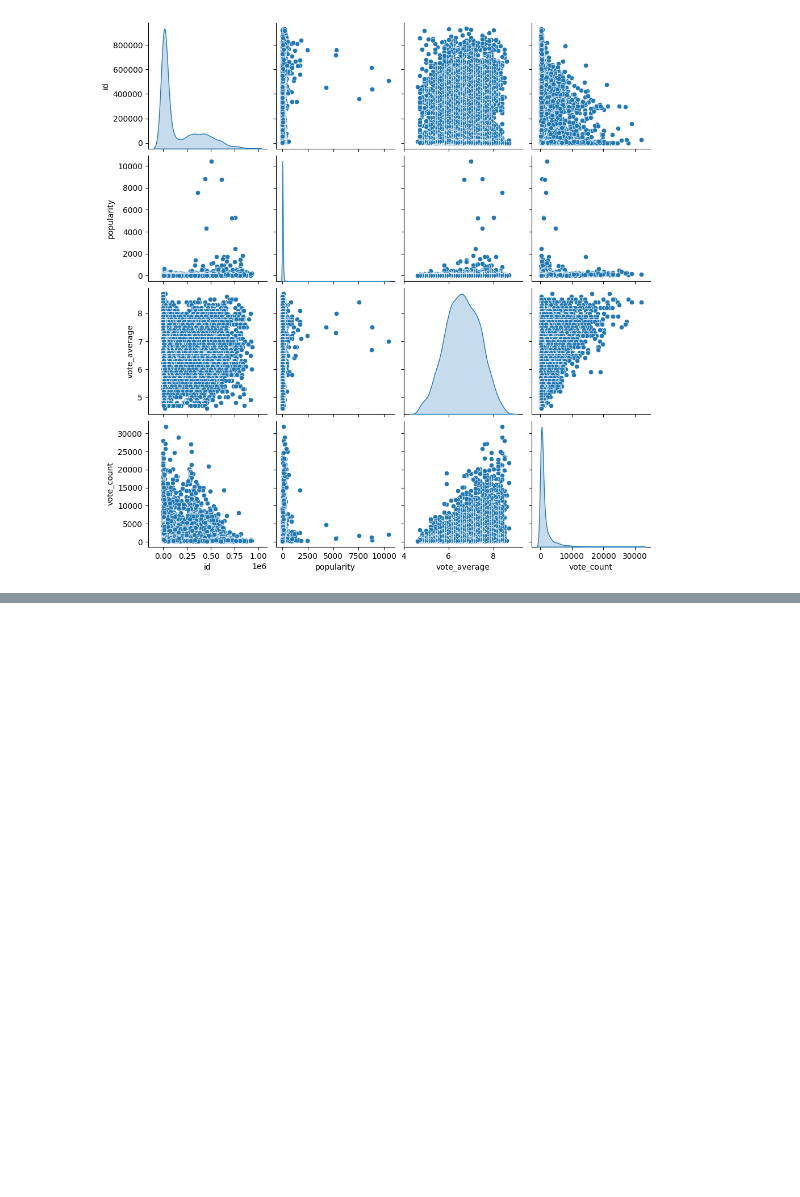
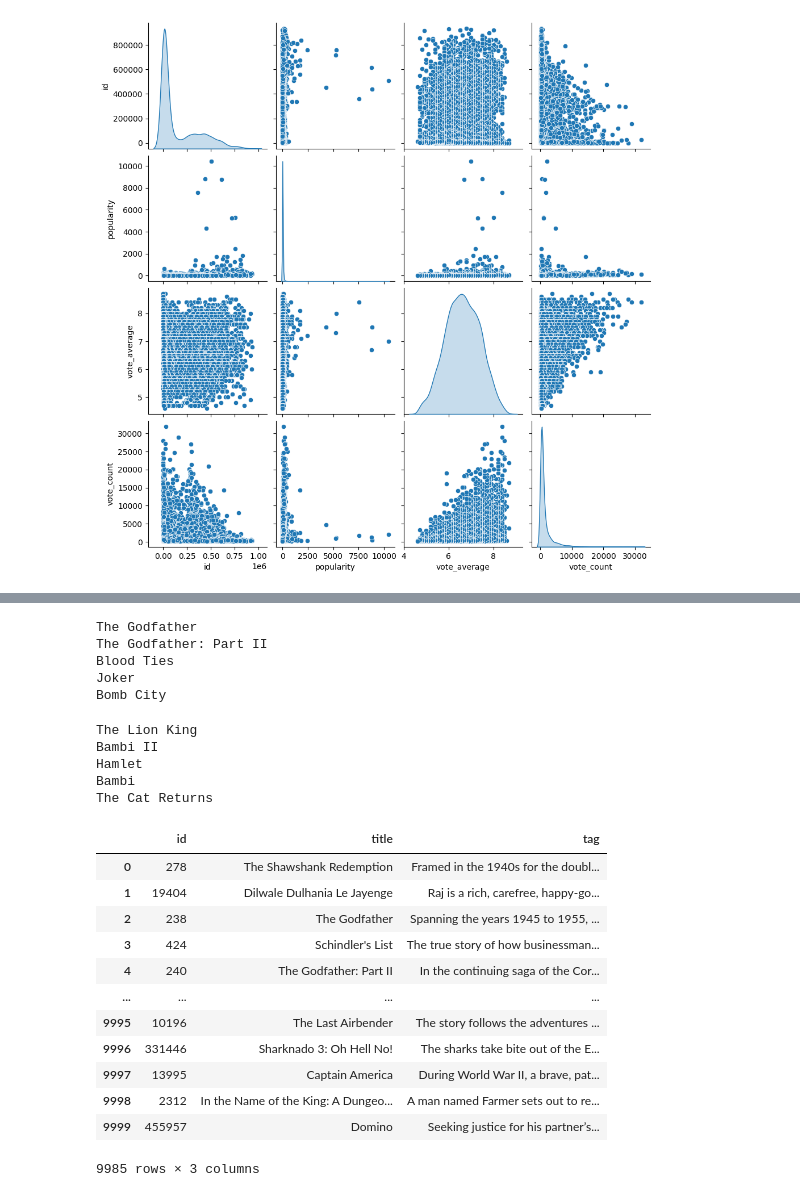
Before and after one commit to Pumchamnan/Movie-Recommendation-System-Porject, a Jupyter notebook: Movie_Recommendation.ipynb, the cells around one changed output, grey strips where cells are left out. Saved outputs shown, nothing was run; the diff lists cells and outputs as text; code cells hidden in the pictures; blank space fills up the shorter version.

```diff
--- a/Movie_Recommendation.ipynb
+++ b/Movie_Recommendation.ipynb
@@ -224,0 +286,10 @@ movie = df['']
+# %%
+distance = sorted(list(enumerate(simmilarity[2])), reverse=True, key=lambda vector:vector[1])
+for i in distance[0:5]:
+  print(df_up.iloc[i[0]].title)
+# %% [output]
+The Godfather
+The Godfather: Part II
+Blood Ties
+Joker
+Bomb City
@@ -224,0 +302,8 @@ movie = df['']
+# %%
+recommander('The Lion King')
+# %% [output]
+The Lion King
+Bambi II
+Hamlet
+Bambi
+The Cat Returns
@@ -224,0 +323,16 @@ movie = df['']
+# %%
+pickle.load(open('movie_list.pkl','rb'))
+# %% [output]
+|  | id | title | tag |
+| 0 | 278 | The Shawshank Redemption | Framed in the 1940s for the doubl... |
+| 1 | 19404 | Dilwale Dulhania Le Jayenge | Raj is a rich, carefree, happy-go... |
+| 2 | 238 | The Godfather | Spanning the years 1945 to 1955, ... |
+| 3 | 424 | Schindler's List | The true story of how businessman... |
+| 4 | 240 | The Godfather: Part II | In the continuing saga of the Cor... |
+| ... | ... | ... | ... |
+| 9995 | 10196 | The Last Airbender | The story follows the adventures ... |
+| 9996 | 331446 | Sharknado 3: Oh Hell No! | The sharks take bite out of the E... |
+| 9997 | 13995 | Captain America | During World War II, a brave, pat... |
+| 9998 | 2312 | In the Name of the King: A Dungeo... | A man named Farmer sets out to re... |
+| 9999 | 455957 | Domino | Seeking justice for his partner’s... |
+9985 rows × 3 columns
```
Also changed, not shown: parts of 33 cells of this notebook.
